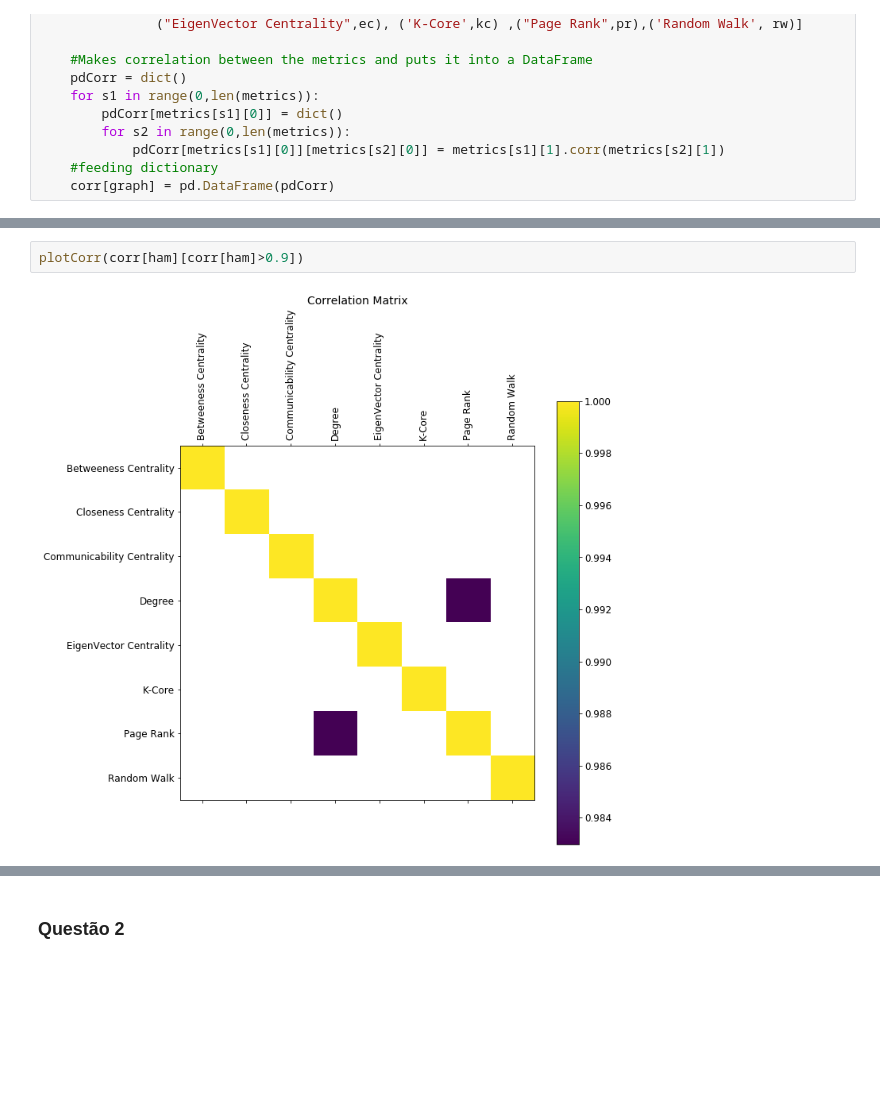
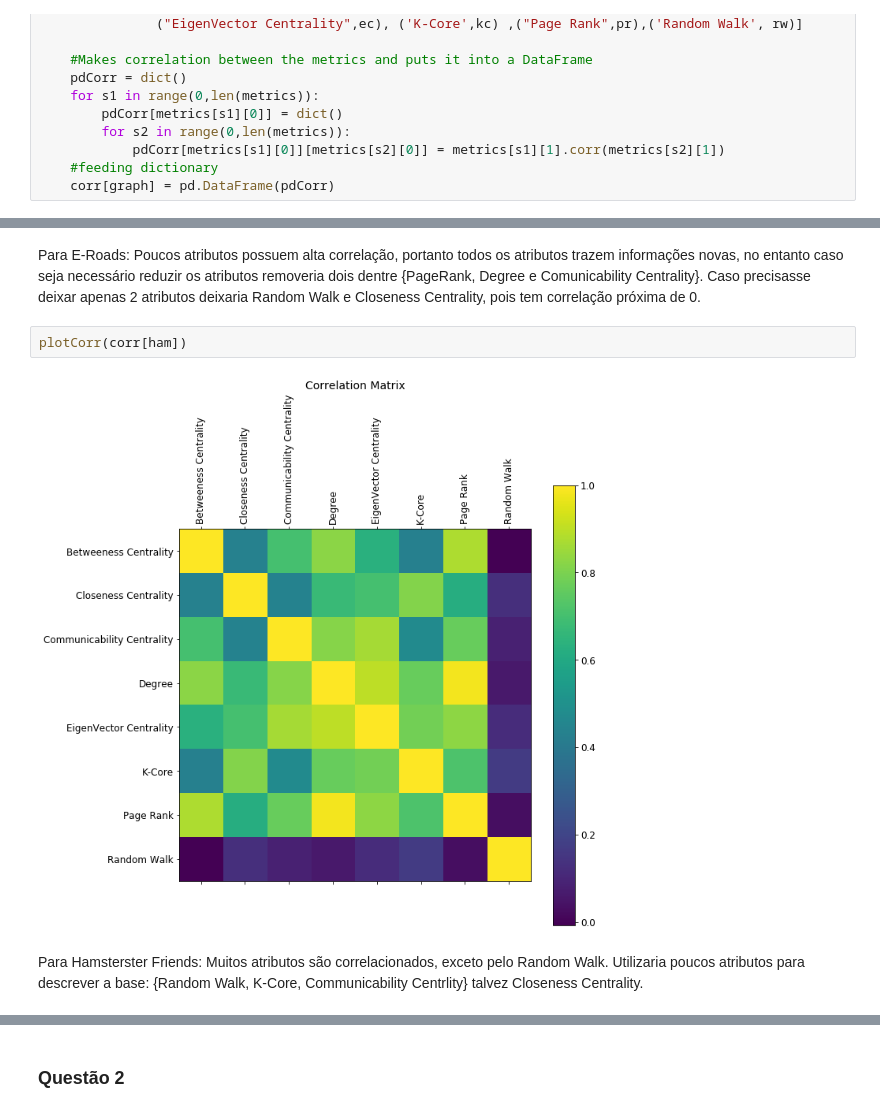
Before and after one commit to guimilan/redes_complexas, a Jupyter notebook: Lista2.ipynb, the cells around one changed output, grey strips where cells are left out. Saved outputs shown, nothing was run; the diff lists cells and outputs as text; blank space fills up the shorter version.

```diff
--- a/Lista2.ipynb
+++ b/Lista2.ipynb
@@ -289,5 +295,9 @@ plotCorr(corr[e_road][corr[e_road]>0.9])
+# %% [markdown]
+Para E-Roads: Poucos atributos possuem alta correlação, portanto todos os atributos trazem informações novas, no entanto caso seja necessário reduzir os atributos removeria dois dentre {PageRank, Degree e Comunicability Centrality}. Caso precisasse deixar apenas 2 atributos deixaria Random Walk e Closeness Centrality, pois tem correlação próxima de 0.
 # %%
-plotCorr(corr[ham][corr[ham]>0.9])
+plotCorr(corr[ham])
 # %% [output]
-[figure, old version]
+[figure, new version]
+# %% [markdown]
+Para Hamsterster Friends: Muitos atributos são correlacionados, exceto pelo Random Walk. Utilizaria poucos atributos para descrever a base: {Random Walk, K-Core, Communicability Centrlity} talvez Closeness Centrality.
 # %%
```
Also changed, not shown: parts of 13 cells of this notebook.
